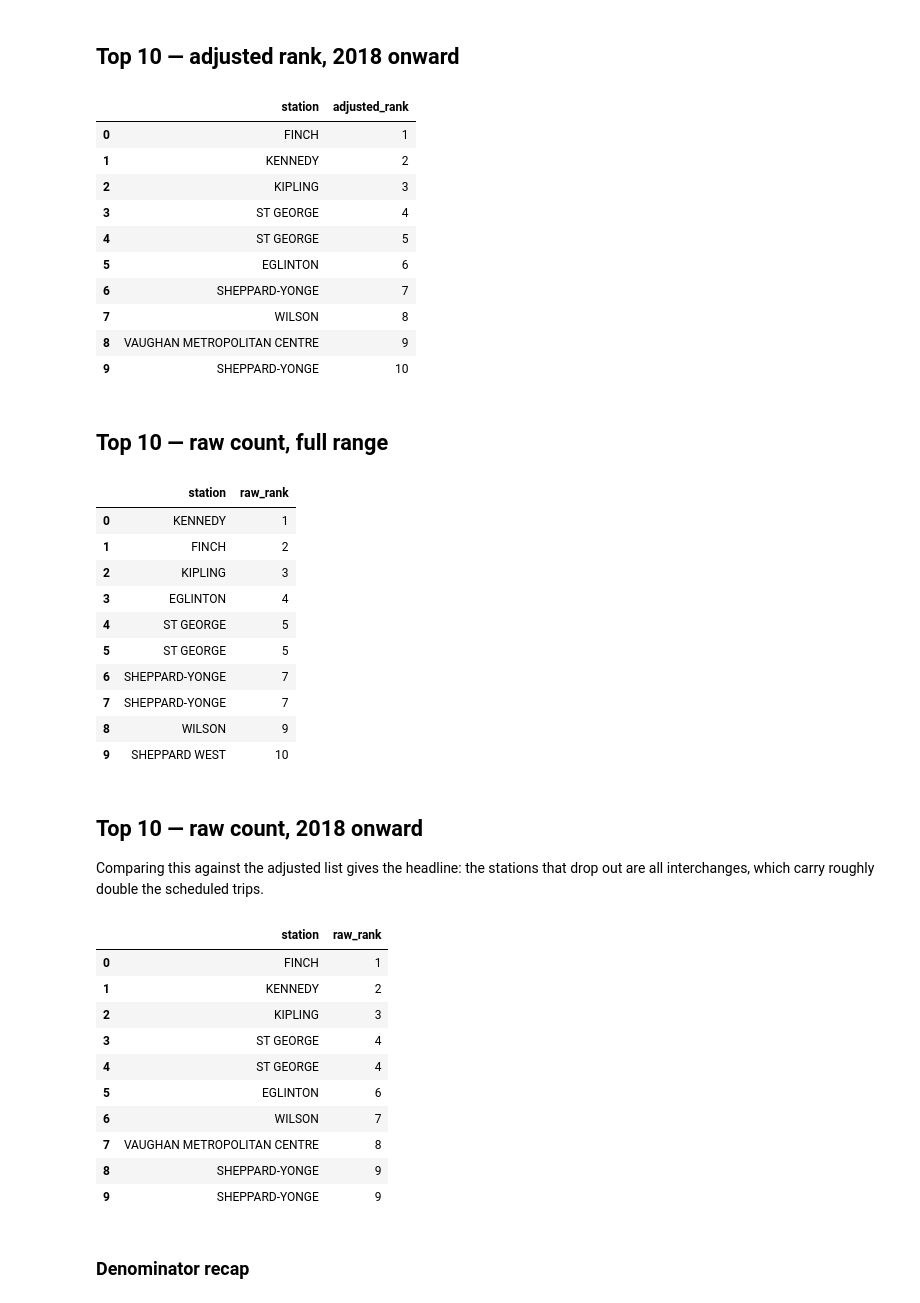
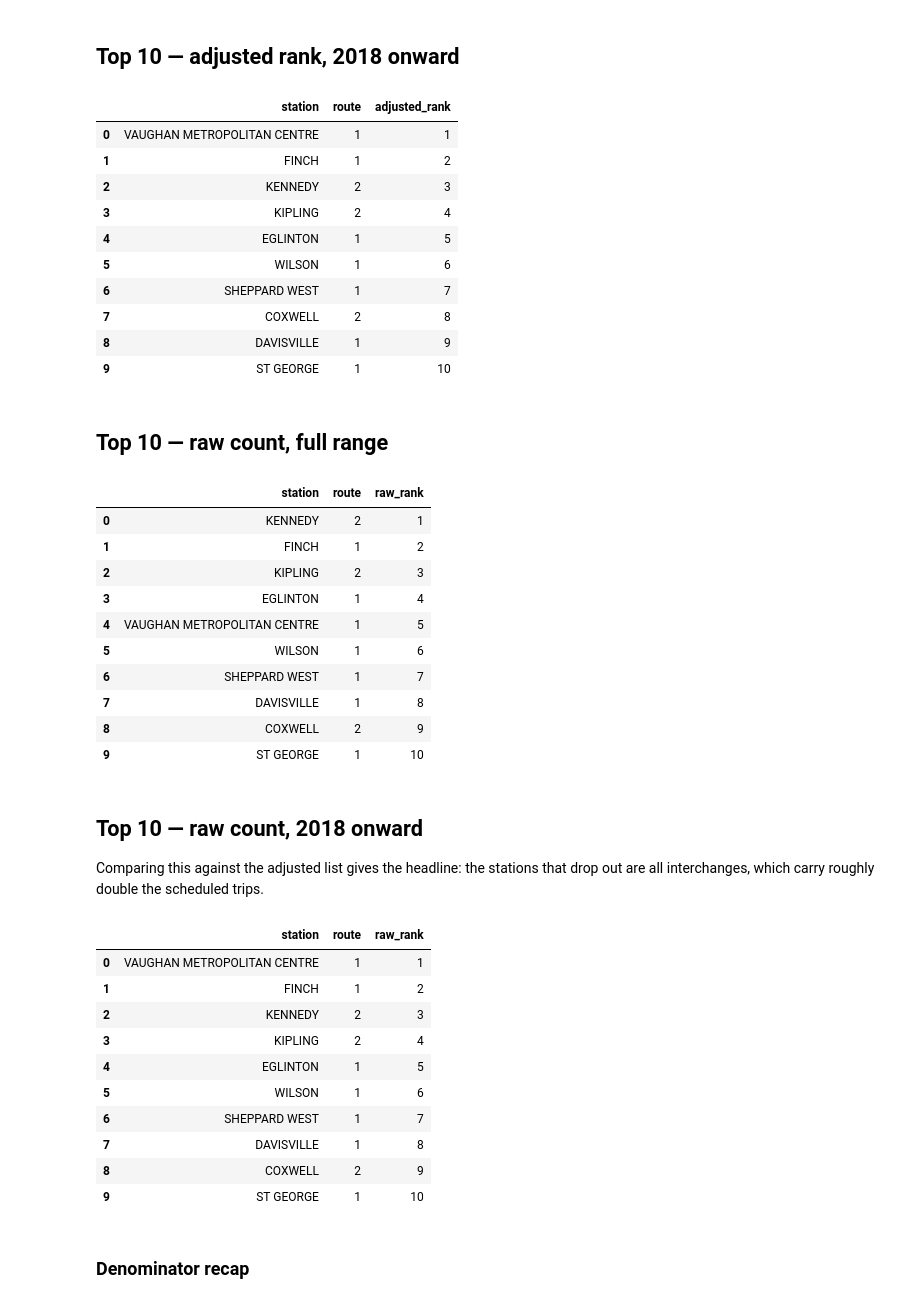
Before and after one commit to DevAwol/TTCdelay, a Jupyter notebook: explore.ipynb, the cells around one changed output. Drawn from its saved outputs; the diff is of its cells as text; code cells hidden in the pictures.

```diff
--- a/explore.ipynb
+++ b/explore.ipynb
@@ -191,0 +184,8 @@ con.sql("""SELECT * FROM station_trips_clean""").df()
+# %%
+pd.set_option('display.max_rows', 20)
+
+con.sql("""
+    SELECT station, COUNT(station) AS n_lines
+    FROM station_trips_clean
+    GROUP BY station
+""").df()
@@ -811,42 +838,42 @@ LIMIT 10
 ## Top 10 — adjusted rank, 2018 onward
 # %%
 con.sql("""
-SELECT station, adjusted_rank FROM station_unreliability_2018
+SELECT station, route, adjusted_rank FROM station_unreliability_2018
 ORDER BY adjusted_rank ASC
 LIMIT 10
 """).df()
 # %% [output]
-|  | station | adjusted_rank |
-| 0 | FINCH | 1 |
-| 1 | KENNEDY | 2 |
-| 2 | KIPLING | 3 |
-| 3 | ST GEORGE | 4 |
-| 4 | ST GEORGE | 5 |
-| 5 | EGLINTON | 6 |
-| 6 | SHEPPARD-YONGE | 7 |
-| 7 | WILSON | 8 |
-| 8 | VAUGHAN METROPOLITAN CENTRE | 9 |
-| 9 | SHEPPARD-YONGE | 10 |
+|  | station | route | adjusted_rank |
+| 0 | VAUGHAN METROPOLITAN CENTRE | 1 | 1 |
+| 1 | FINCH | 1 | 2 |
+| 2 | KENNEDY | 2 | 3 |
+| 3 | KIPLING | 2 | 4 |
+| 4 | EGLINTON | 1 | 5 |
+| 5 | WILSON | 1 | 6 |
+| 6 | SHEPPARD WEST | 1 | 7 |
+| 7 | COXWELL | 2 | 8 |
+| 8 | DAVISVILLE | 1 | 9 |
+| 9 | ST GEORGE | 1 | 10 |
 # %% [markdown]
 ## Top 10 — raw count, full range
 # %%
 con.sql("""
-SELECT station, raw_rank FROM station_unreliability
+SELECT station, route, raw_rank FROM station_unreliability
 ORDER BY raw_rank ASC
 LIMIT 10
 """).df()
 # %% [output]
-|  | station | raw_rank |
-| 0 | KENNEDY | 1 |
-| 1 | FINCH | 2 |
-| 2 | KIPLING | 3 |
-| 3 | EGLINTON | 4 |
-| 4 | ST GEORGE | 5 |
-| 5 | ST GEORGE | 5 |
-| 6 | SHEPPARD-YONGE | 7 |
-| 7 | SHEPPARD-YONGE | 7 |
-| 8 | WILSON | 9 |
-| 9 | SHEPPARD WEST | 10 |
+|  | station | route | raw_rank |
+| 0 | KENNEDY | 2 | 1 |
+| 1 | FINCH | 1 | 2 |
+| 2 | KIPLING | 2 | 3 |
+| 3 | EGLINTON | 1 | 4 |
+| 4 | VAUGHAN METROPOLITAN CENTRE | 1 | 5 |
+| 5 | WILSON | 1 | 6 |
+| 6 | SHEPPARD WEST | 1 | 7 |
+| 7 | DAVISVILLE | 1 | 8 |
+| 8 | COXWELL | 2 | 9 |
+| 9 | ST GEORGE | 1 | 10 |
 # %% [markdown]
 ## Top 10 — raw count, 2018 onward
 
@@ -854,22 +881,22 @@ Comparing this against the adjusted list gives the headline: the stations that
 drop out are all interchanges, which carry roughly double the scheduled trips.
 # %%
 con.sql("""
-SELECT station, raw_rank FROM station_unreliability_2018
+SELECT station, route, raw_rank FROM station_unreliability_2018
 ORDER BY raw_rank ASC
 LIMIT 10
 """).df()
 # %% [output]
-|  | station | raw_rank |
-| 0 | FINCH | 1 |
-| 1 | KENNEDY | 2 |
-| 2 | KIPLING | 3 |
-| 3 | ST GEORGE | 4 |
-| 4 | ST GEORGE | 4 |
-| 5 | EGLINTON | 6 |
-| 6 | WILSON | 7 |
-| 7 | VAUGHAN METROPOLITAN CENTRE | 8 |
-| 8 | SHEPPARD-YONGE | 9 |
-| 9 | SHEPPARD-YONGE | 9 |
+|  | station | route | raw_rank |
+| 0 | VAUGHAN METROPOLITAN CENTRE | 1 | 1 |
+| 1 | FINCH | 1 | 2 |
+| 2 | KENNEDY | 2 | 3 |
+| 3 | KIPLING | 2 | 4 |
+| 4 | EGLINTON | 1 | 5 |
+| 5 | WILSON | 1 | 6 |
+| 6 | SHEPPARD WEST | 1 | 7 |
+| 7 | DAVISVILLE | 1 | 8 |
+| 8 | COXWELL | 2 | 9 |
+| 9 | ST GEORGE | 1 | 10 |
 # %% [markdown]
 ### Denominator recap
 # %%
```
Also changed, not shown: parts of 22 cells of this notebook.
